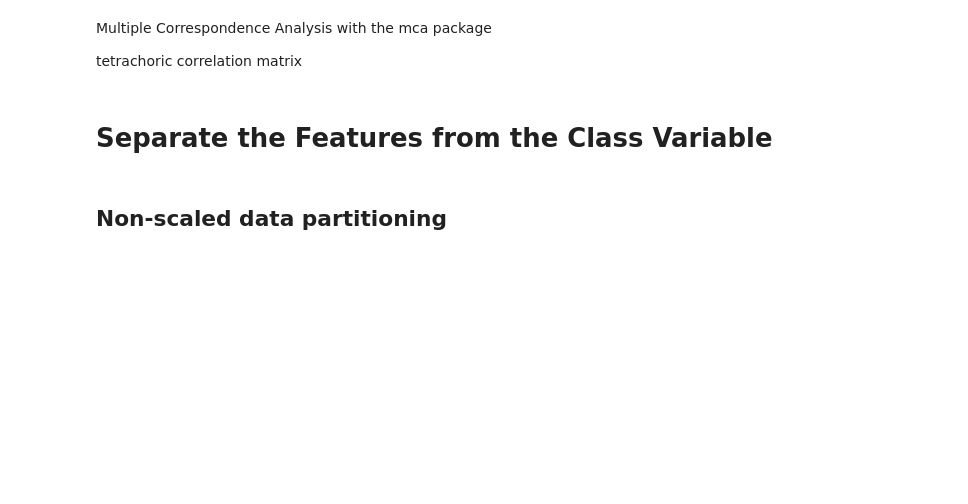
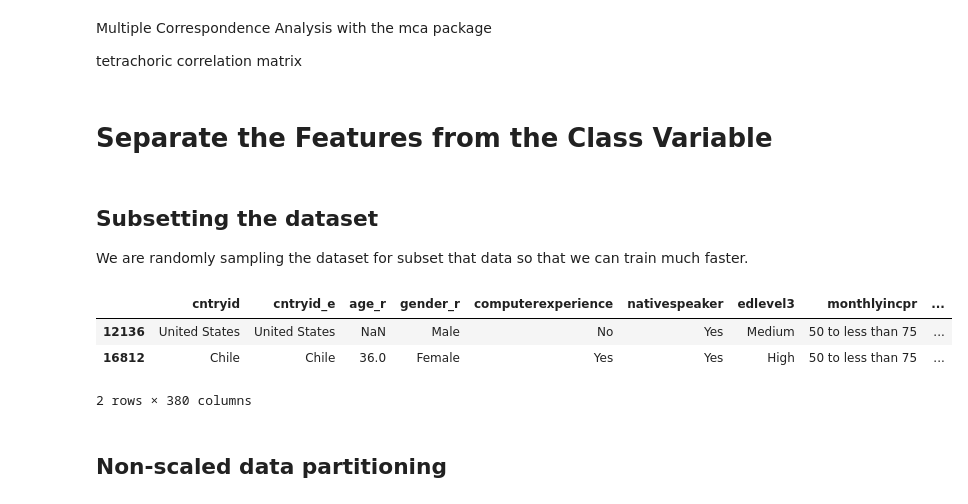
Before and after one commit to SJHH-Nguyen-D/sharpestminds_project, a Jupyter notebook: HW5_sharpestminds_.ipynb, the cells around one changed output. Cells and saved outputs as stored; diff of their text form; code cells hidden in the pictures; blank space fills up the shorter version.

Commit message:
EDA for missing data

```diff
--- a/HW5_sharpestminds_.ipynb
+++ b/HW5_sharpestminds_.ipynb
@@ -527,6 +647,17 @@ Name: isco2l, dtype: int64
  tetrachoric correlation matrix
 # %% [markdown]
 # Separate the Features from the Class Variable
+# %% [markdown]
+## Subsetting the dataset
+We are randomly sampling the dataset for  subset that data so that we can  train much faster.
+# %%
+subdf = df.sample(n=int(0.6*df.shape[0]), random_state=123)
+subdf.head(2)
+# %% [output]
+|  | cntryid | cntryid_e | age_r | gender_r | computerexperience | nativespeaker | edlevel3 | monthlyincpr | ... |
+| 12136 | United States | United States | NaN | Male | No | Yes | Medium | 50 to less than 75 | ... |
+| 16812 | Chile | Chile | 36.0 | Female | Yes | Yes | High | 50 to less than 75 | ... |
+2 rows × 380 columns
 # %% [markdown]
 ## Non-scaled data partitioning
 # %%
```
Also changed, not shown: parts of 21 cells of this notebook.
